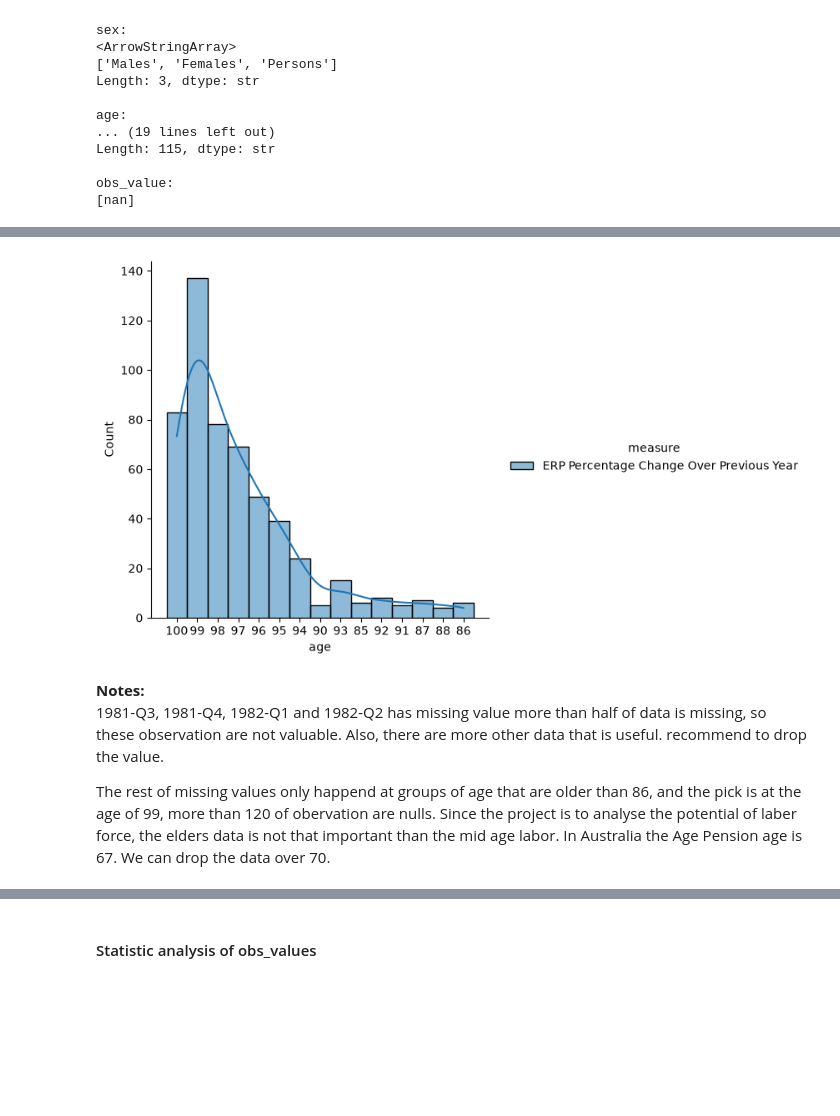
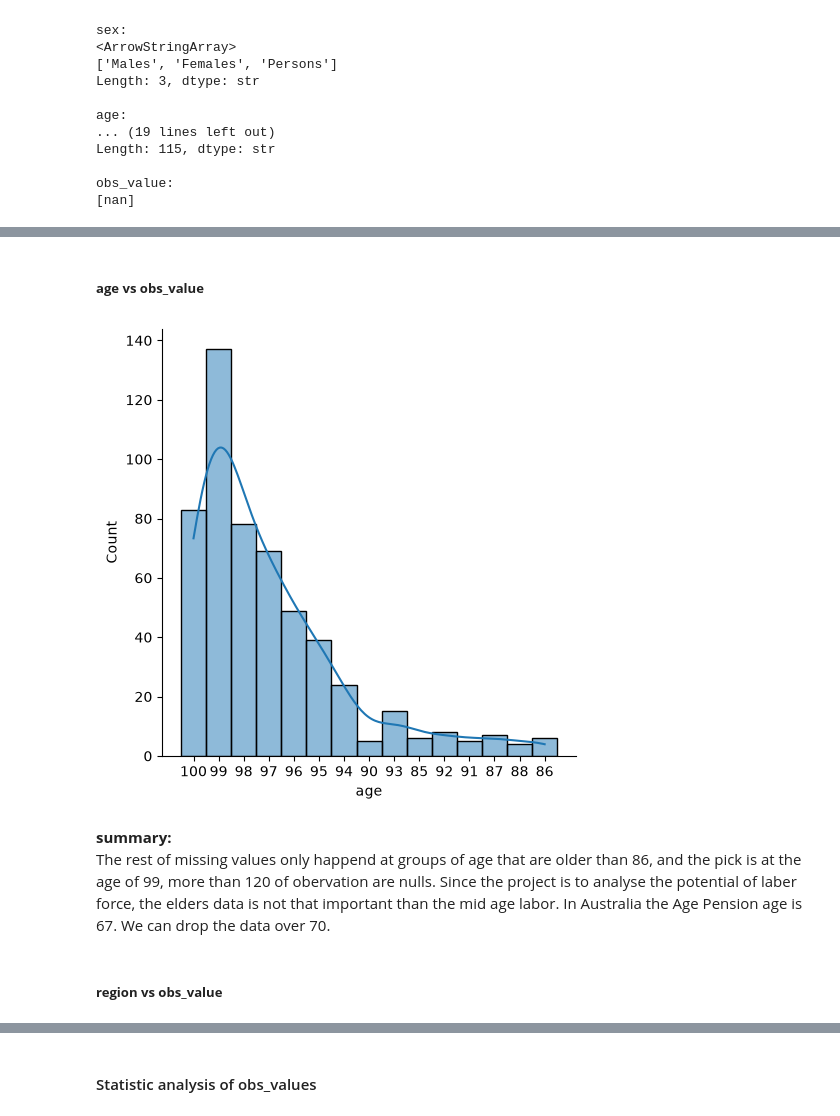
Before and after one commit to Abotyt/australiaMarketExpansionStrategy, a Jupyter notebook: AustralianUnemployedPrediction/DataWrangling/CleanData.ipynb, the cells around one changed output, grey strips where cells are left out. Drawn from its saved outputs; the diff is of its cells as text; code cells hidden in the pictures; blank space fills up the shorter version.

```diff
--- a/AustralianUnemployedPrediction/DataWrangling/CleanData.ipynb
+++ b/AustralianUnemployedPrediction/DataWrangling/CleanData.ipynb
@@ -950,6 +1069,10 @@ Length: 120, dtype: str
 # %%
 # convert time_period from str to pandas quarterly period
-erp_quarterly_original["time_period"] = pd.PeriodIndex(
-    erp_quarterly_original["time_period"],
-    freq="Q"
+# erp_quarterly_original["date_type"] = pd.dt.to_timestamp(
+#     erp_quarterly_original["time_period"],
+#     freq="Q"
+# )
+erp_quarterly_original["date_type"] = (
+    pd.PeriodIndex(erp_quarterly_original["time_period"], freq="Q")
+    .to_timestamp()
 )
@@ -1126,28 +1241,29 @@ obs_value:
+# %% [markdown]
+##### **age vs obs_value**
 # %%
 # filter out the time period that has max amount of count (<6480)
 filtered = tp_missing_value[
     tp_missing_value['count'] < tp_missing_value['count'].max()
 ]
 
 use_data = filtered
 
+# check the missing values in each age
 missing_less_than_max = erp_quarterly_original[
     erp_quarterly_original['obs_value'].isnull()
     & erp_quarterly_original['time_period'].isin(use_data['time_period'])
 ].sort_values(by='time_period', ascending=False)
 
 g = sns.displot(
     missing_less_than_max,
     x='age',
     kind='hist',
-    kde=True,
-    hue='measure',
-    multiple='dodge'
+    kde=True
 )
 # %% [output]
-[figure, old version]
+[figure, new version]
 # %% [markdown]
-**Notes:** \
-1981-Q3, 1981-Q4, 1982-Q1 and 1982-Q2 has missing value more than half of data is missing, so these observation are not valuable. Also, there are more other data that is useful. recommend to drop the value.
-
+**summary:** \
 The rest of missing values only happend at groups of age that are older than 86, and the pick is at the age of 99, more than 120 of obervation are nulls. Since the project is to analyse the potential of laber force, the elders data is not that important than the mid age labor. In Australia the Age Pension age is 67. We can drop the data over 70.
+# %% [markdown]
+##### **region vs obs_value**
```
Also changed, not shown: parts of 78 cells of this notebook.
